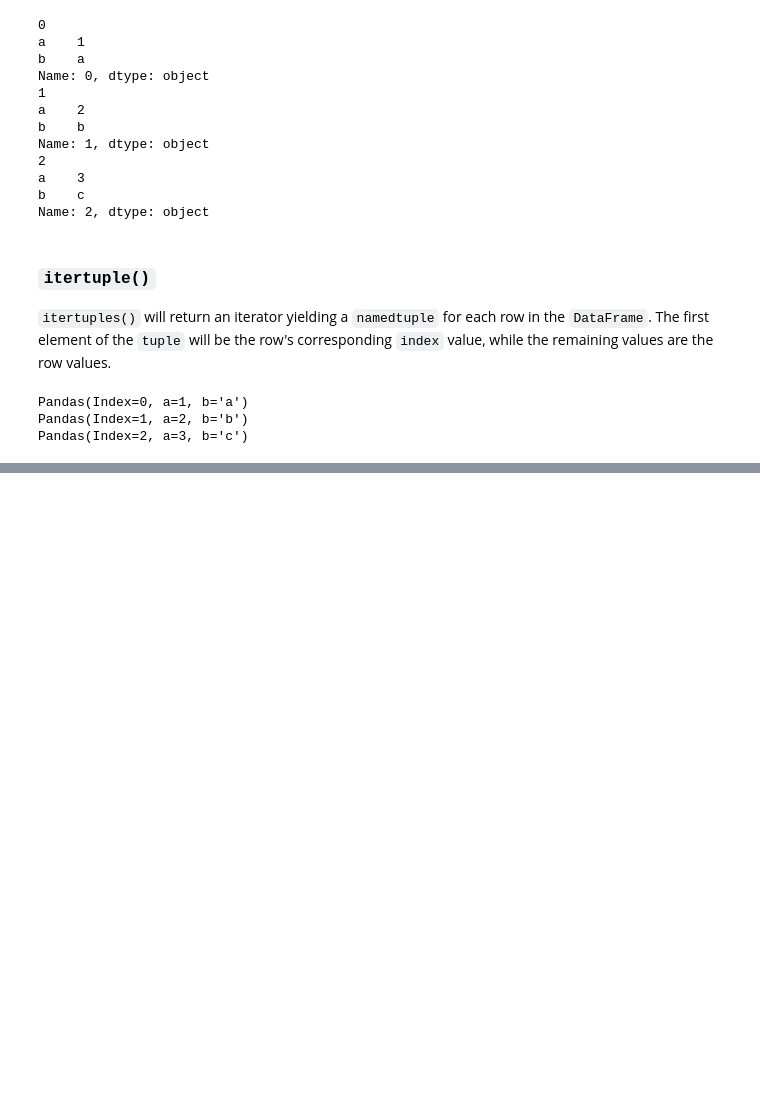
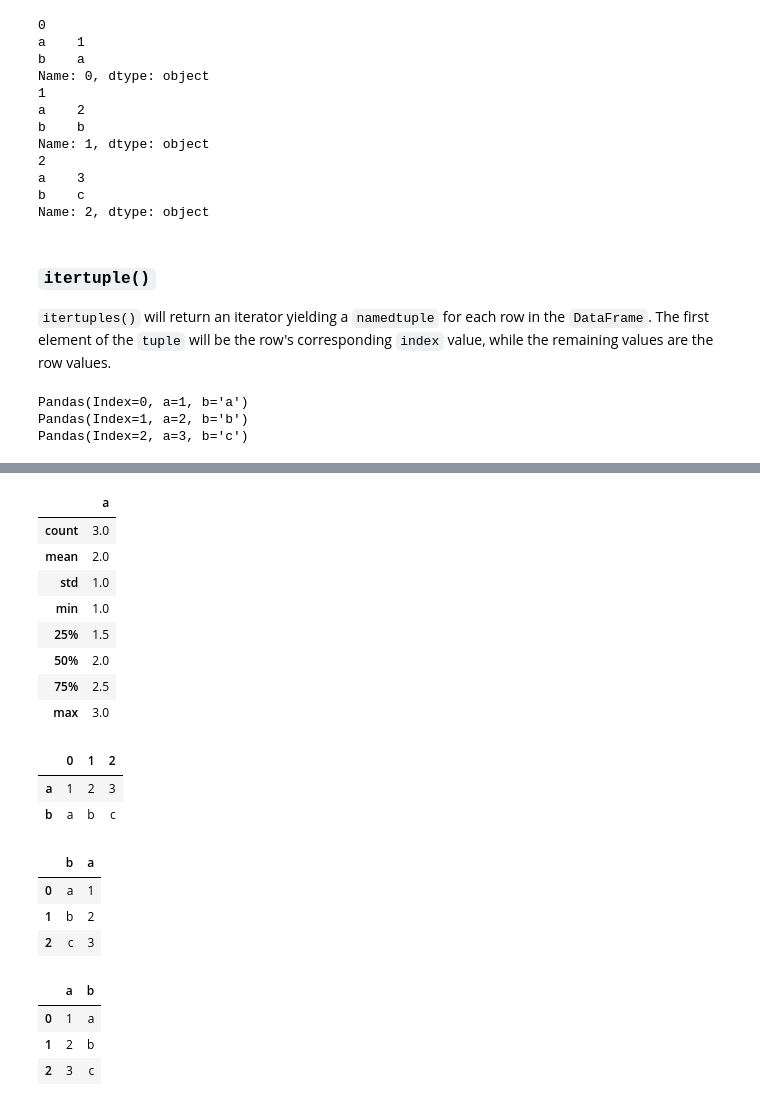
Before and after one commit to Leighson/lighthouse-data-notes-v2, a Jupyter notebook: w02_d2/notes.ipynb, the cells around one changed output, grey strips where cells are left out. Saved outputs shown, nothing was run; the diff lists cells and outputs as text; code cells hidden in the pictures; blank space fills up the shorter version.

```diff
--- a/w02_d2/notes.ipynb
+++ b/w02_d2/notes.ipynb
@@ -315,0 +390,32 @@ Pandas(Index=2, a=3, b='c')
+# %%
+df.describe()
+# %% [output]
+|  | a |
+| count | 3.0 |
+| mean | 2.0 |
+| std | 1.0 |
+| min | 1.0 |
+| 25% | 1.5 |
+| 50% | 2.0 |
+| 75% | 2.5 |
+| max | 3.0 |
+# %%
+df.T
+# %% [output]
+|  | 0 | 1 | 2 |
+| a | 1 | 2 | 3 |
+| b | a | b | c |
+# %%
+df.sort_index(axis=1, ascending=False)
+# %% [output]
+|  | b | a |
+| 0 | a | 1 |
+| 1 | b | 2 |
+| 2 | c | 3 |
+# %%
+df.sort_values(by='b')
+# %% [output]
+|  | a | b |
+| 0 | 1 | a |
+| 1 | 2 | b |
+| 2 | 3 | c |
```
Also changed, not shown: parts of 22 cells of this notebook.
